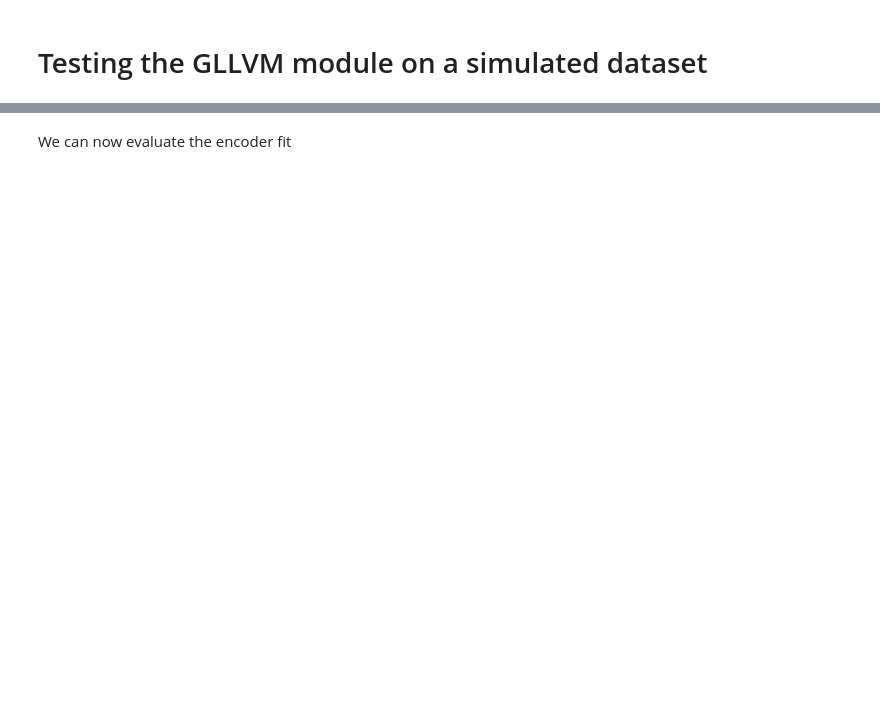
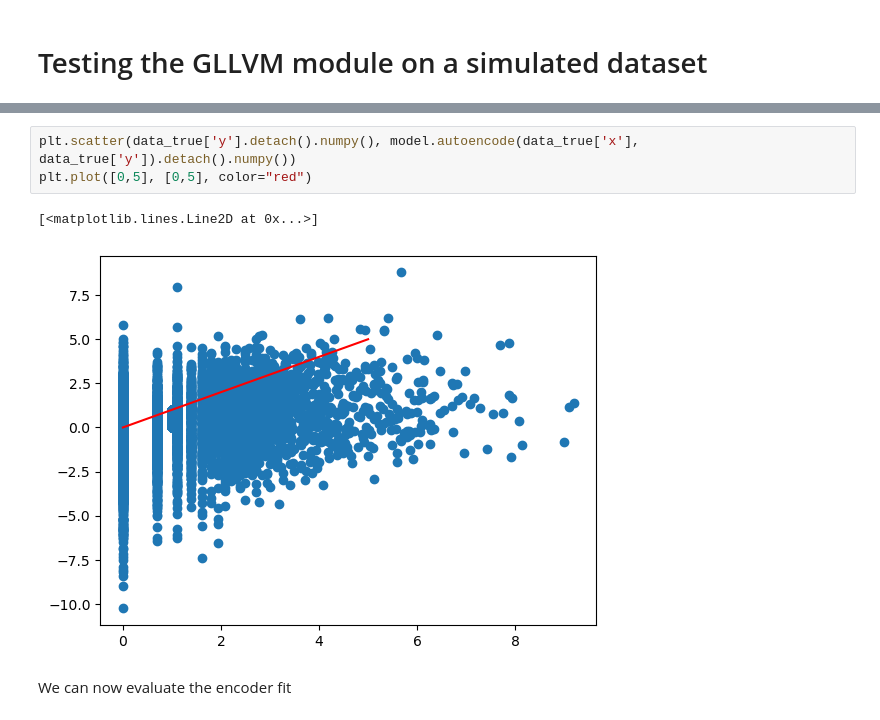
Before and after one commit to wiwh/gllvmprime, a Jupyter notebook: code/GLLVM.ipynb, the cells around one changed output, grey strips where cells are left out. Saved outputs shown, nothing was run; the diff lists cells and outputs as text; blank space fills up the shorter version.

```diff
--- a/code/GLLVM.ipynb
+++ b/code/GLLVM.ipynb
@@ -426,3 +536,9 @@ Epoch: 390, Training Loss: 0.5134149193763733
+# %%
+plt.scatter(data_true['y'].detach().numpy(), model.autoencode(data_true['x'], data_true['y']).detach().numpy())
+plt.plot([0,5], [0,5], color="red")
+# %% [output]
+[<matplotlib.lines.Line2D at 0x...>]
+[figure, added]
 # %% [markdown]
 We can now evaluate the encoder fit
 # %%
```
Also changed, not shown: parts of 16 cells of this notebook.
